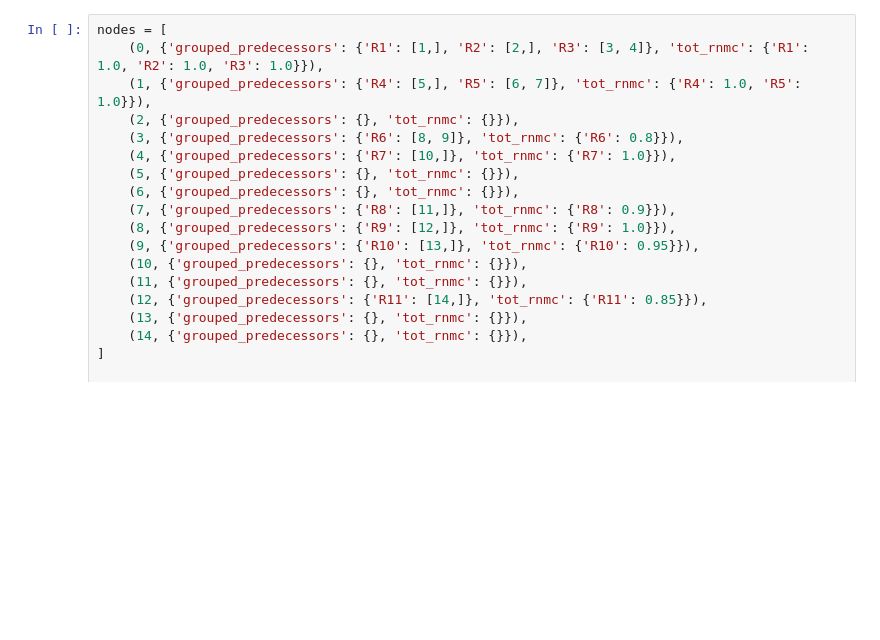
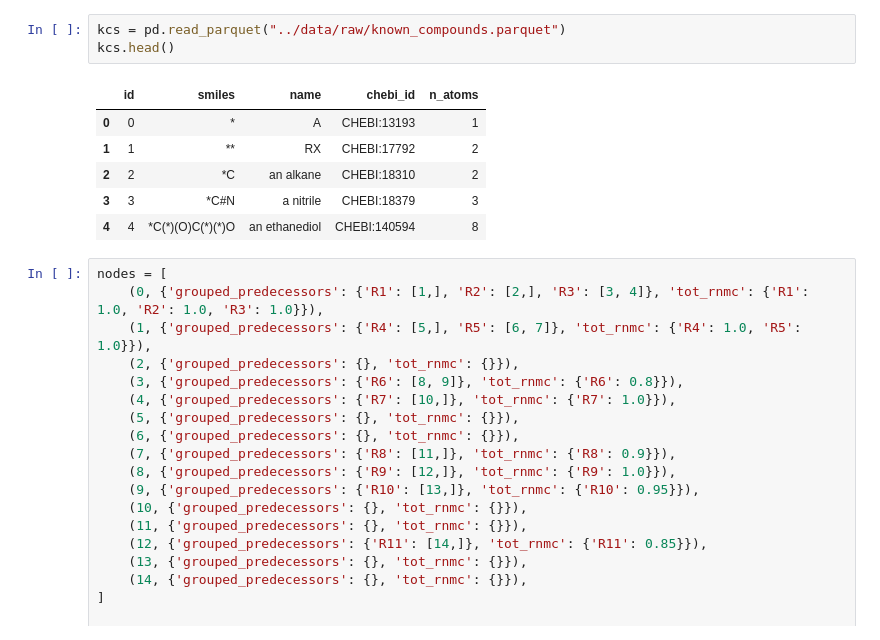
Before and after one commit to stefanpate/krxns, a Jupyter notebook: notebooks/explore_graph_storage.ipynb, the cells around one changed output. Drawn from its saved outputs; the diff is of its cells as text; blank space fills up the shorter version.

```diff
--- a/notebooks/explore_graph_storage.ipynb
+++ b/notebooks/explore_graph_storage.ipynb
@@ -7,3 +44,13 @@ from krxns.network import construct_reaction_network, SuperMultiDiGraph
+# %%
+kcs = pd.read_parquet("../data/raw/known_compounds.parquet")
+kcs.head()
+# %% [output]
+|  | id | smiles | name | chebi_id | n_atoms |
+| 0 | 0 | * | A | CHEBI:13193 | 1 |
+| 1 | 1 | ** | RX | CHEBI:17792 | 2 |
+| 2 | 2 | *C | an alkane | CHEBI:18310 | 2 |
+| 3 | 3 | *C#N | a nitrile | CHEBI:18379 | 3 |
+| 4 | 4 | *C(*)(O)C(*)(*)O | an ethanediol | CHEBI:140594 | 8 |
 # %%
 nodes = [
     (0, {'grouped_predecessors': {'R1': [1,], 'R2': [2,], 'R3': [3, 4]}, 'tot_rnmc': {'R1': 1.0, 'R2': 1.0, 'R3': 1.0}}),
```
Also changed, not shown: parts of 24 cells of this notebook, 7 other files.
